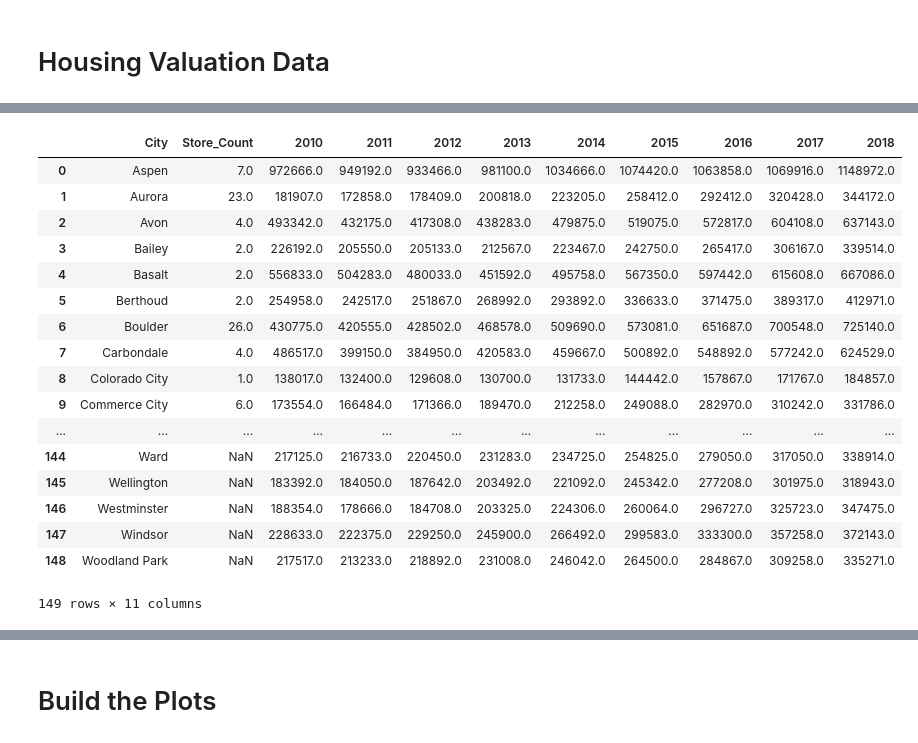
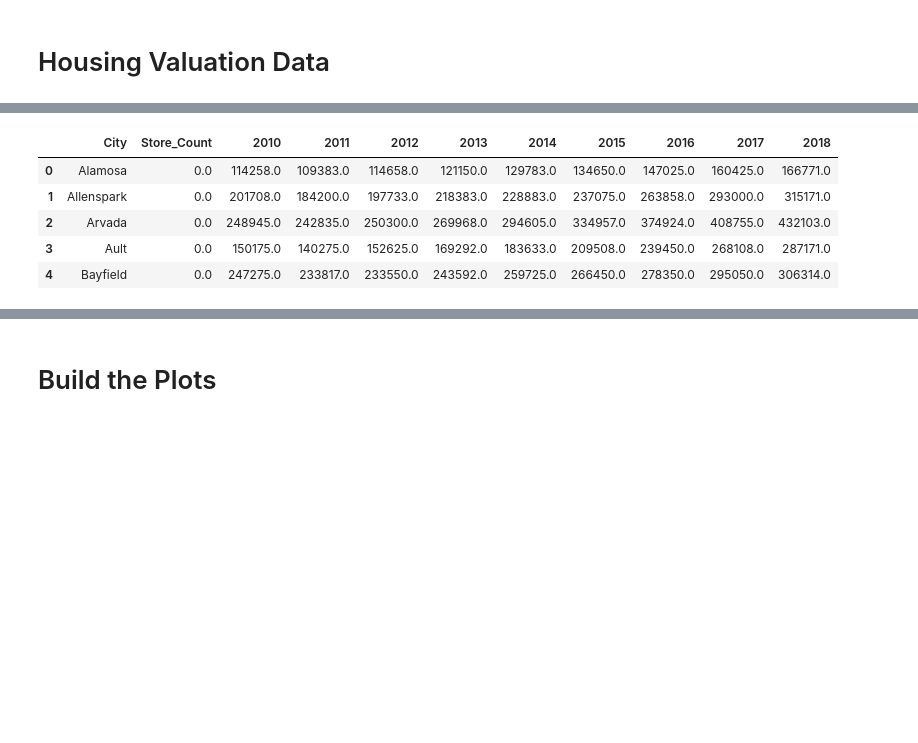
Before and after one commit to joshshigaki/Team-5, a Jupyter notebook: housing_valuation.ipynb, the cells around one changed output, grey strips where cells are left out. Saved outputs shown, nothing was run; the diff lists cells and outputs as text; code cells hidden in the pictures; blank space fills up the shorter version.

```diff
--- a/housing_valuation.ipynb
+++ b/housing_valuation.ipynb
@@ -166,24 +128,22 @@ mj_housing_df
 # %%
-#Now make a dataframe of housing prices for cities with no dispensaries
+#Make a dataframe of housing prices for cities with no dispensaries
 
 #First use an outer join to get data from both dataframes
 all_housing_df = pd.merge(mj_cities_count_df, zillow_df_sum, on='City', how='right')
+
+#Fill in the NaN values with 0 so that we can locate them and create
+# a dataframe with cities that have no mj stores
+
+values = {'Store_Count' : 0}
+all_housing_df = all_housing_df.fillna(value = values)
+
+no_mj_housing_df = all_housing_df[all_housing_df['Store_Count'] == 0]
+no_mj_housing_df = no_mj_housing_df.reset_index(drop=True)
+no_mj_housing_df.head()
 # %% [output]
 |  | City | Store_Count | 2010 | 2011 | 2012 | 2013 | 2014 | 2015 | 2016 | 2017 | 2018 |
-| 0 | Aspen | 7.0 | 972666.0 | 949192.0 | 933466.0 | 981100.0 | 1034666.0 | 1074420.0 | 1063858.0 | 1069916.0 | 1148972.0 |
-| 1 | Aurora | 23.0 | 181907.0 | 172858.0 | 178409.0 | 200818.0 | 223205.0 | 258412.0 | 292412.0 | 320428.0 | 344172.0 |
-| 2 | Avon | 4.0 | 493342.0 | 432175.0 | 417308.0 | 438283.0 | 479875.0 | 519075.0 | 572817.0 | 604108.0 | 637143.0 |
-| 3 | Bailey | 2.0 | 226192.0 | 205550.0 | 205133.0 | 212567.0 | 223467.0 | 242750.0 | 265417.0 | 306167.0 | 339514.0 |
-| 4 | Basalt | 2.0 | 556833.0 | 504283.0 | 480033.0 | 451592.0 | 495758.0 | 567350.0 | 597442.0 | 615608.0 | 667086.0 |
-| 5 | Berthoud | 2.0 | 254958.0 | 242517.0 | 251867.0 | 268992.0 | 293892.0 | 336633.0 | 371475.0 | 389317.0 | 412971.0 |
-| 6 | Boulder | 26.0 | 430775.0 | 420555.0 | 428502.0 | 468578.0 | 509690.0 | 573081.0 | 651687.0 | 700548.0 | 725140.0 |
-| 7 | Carbondale | 4.0 | 486517.0 | 399150.0 | 384950.0 | 420583.0 | 459667.0 | 500892.0 | 548892.0 | 577242.0 | 624529.0 |
-| 8 | Colorado City | 1.0 | 138017.0 | 132400.0 | 129608.0 | 130700.0 | 131733.0 | 144442.0 | 157867.0 | 171767.0 | 184857.0 |
-| 9 | Commerce City | 6.0 | 173554.0 | 166484.0 | 171366.0 | 189470.0 | 212258.0 | 249088.0 | 282970.0 | 310242.0 | 331786.0 |
-| ... | ... | ... | ... | ... | ... | ... | ... | ... | ... | ... | ... |
-| 144 | Ward | NaN | 217125.0 | 216733.0 | 220450.0 | 231283.0 | 234725.0 | 254825.0 | 279050.0 | 317050.0 | 338914.0 |
-| 145 | Wellington | NaN | 183392.0 | 184050.0 | 187642.0 | 203492.0 | 221092.0 | 245342.0 | 277208.0 | 301975.0 | 318943.0 |
-| 146 | Westminster | NaN | 188354.0 | 178666.0 | 184708.0 | 203325.0 | 224306.0 | 260064.0 | 296727.0 | 325723.0 | 347475.0 |
-| 147 | Windsor | NaN | 228633.0 | 222375.0 | 229250.0 | 245900.0 | 266492.0 | 299583.0 | 333300.0 | 357258.0 | 372143.0 |
-| 148 | Woodland Park | NaN | 217517.0 | 213233.0 | 218892.0 | 231008.0 | 246042.0 | 264500.0 | 284867.0 | 309258.0 | 335271.0 |
+| 0 | Alamosa | 0.0 | 114258.0 | 109383.0 | 114658.0 | 121150.0 | 129783.0 | 134650.0 | 147025.0 | 160425.0 | 166771.0 |
+| 1 | Allenspark | 0.0 | 201708.0 | 184200.0 | 197733.0 | 218383.0 | 228883.0 | 237075.0 | 263858.0 | 293000.0 | 315171.0 |
+| 2 | Arvada | 0.0 | 248945.0 | 242835.0 | 250300.0 | 269968.0 | 294605.0 | 334957.0 | 374924.0 | 408755.0 | 432103.0 |
+| 3 | Ault | 0.0 | 150175.0 | 140275.0 | 152625.0 | 169292.0 | 183633.0 | 209508.0 | 239450.0 | 268108.0 | 287171.0 |
+| 4 | Bayfield | 0.0 | 247275.0 | 233817.0 | 233550.0 | 243592.0 | 259725.0 | 266450.0 | 278350.0 | 295050.0 | 306314.0 |
-149 rows × 11 columns
```
Also changed, not shown: parts of 12 cells of this notebook.
